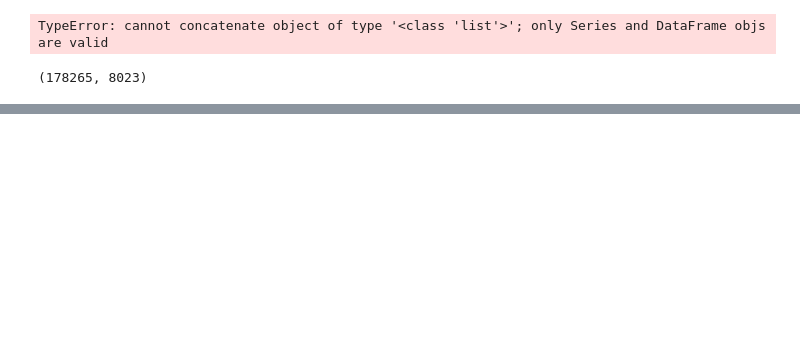
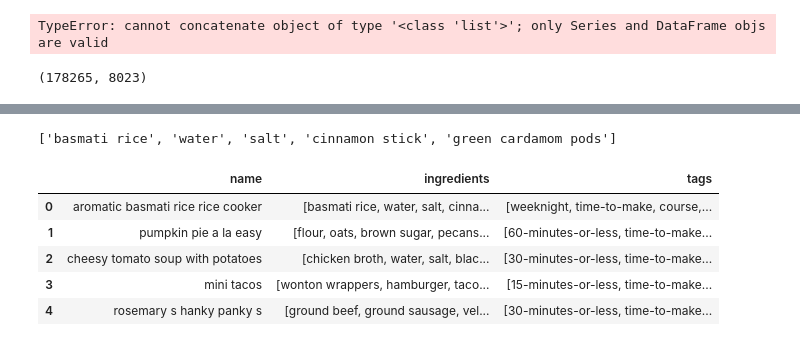
Before and after one commit to heath3conk/make-this, a Jupyter notebook: notebooks/model_recipe_database.ipynb, the cells around one changed output, grey strips where cells are left out. Drawn from its saved outputs; the diff is of its cells as text; code cells hidden in the pictures; blank space fills up the shorter version.

```diff
--- a/notebooks/model_recipe_database.ipynb
+++ b/notebooks/model_recipe_database.ipynb
@@ -155,0 +322,13 @@ flags_df.to_parquet(file_name, engine="pyarrow", compression="gzip")
+# %%
+labeled_recipes["ingredients"][0]
+# %% [output]
+['basmati rice', 'water', 'salt', 'cinnamon stick', 'green cardamom pods']
+# %%
+labeled_recipes[["name", "ingredients", "tags"]].head()
+# %% [output]
+|  | name | ingredients | tags |
+| 0 | aromatic basmati rice rice cooker | [basmati rice, water, salt, cinna... | [weeknight, time-to-make, course,... |
+| 1 | pumpkin pie a la easy | [flour, oats, brown sugar, pecans... | [60-minutes-or-less, time-to-make... |
+| 2 | cheesy tomato soup with potatoes | [chicken broth, water, salt, blac... | [30-minutes-or-less, time-to-make... |
+| 3 | mini tacos | [wonton wrappers, hamburger, taco... | [15-minutes-or-less, time-to-make... |
+| 4 | rosemary s hanky panky s | [ground beef, ground sausage, vel... | [30-minutes-or-less, time-to-make... |
```
Also changed, not shown: parts of 62 cells of this notebook, 47 other files.
